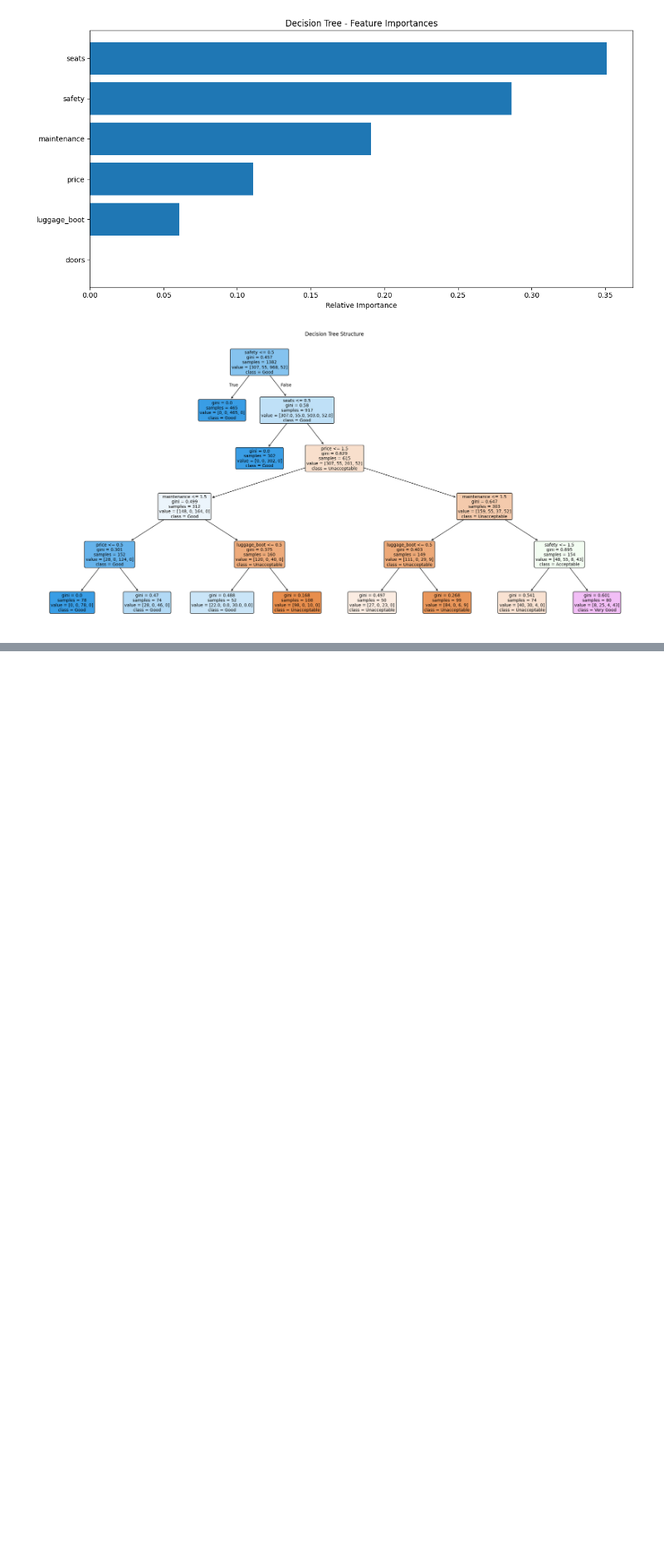
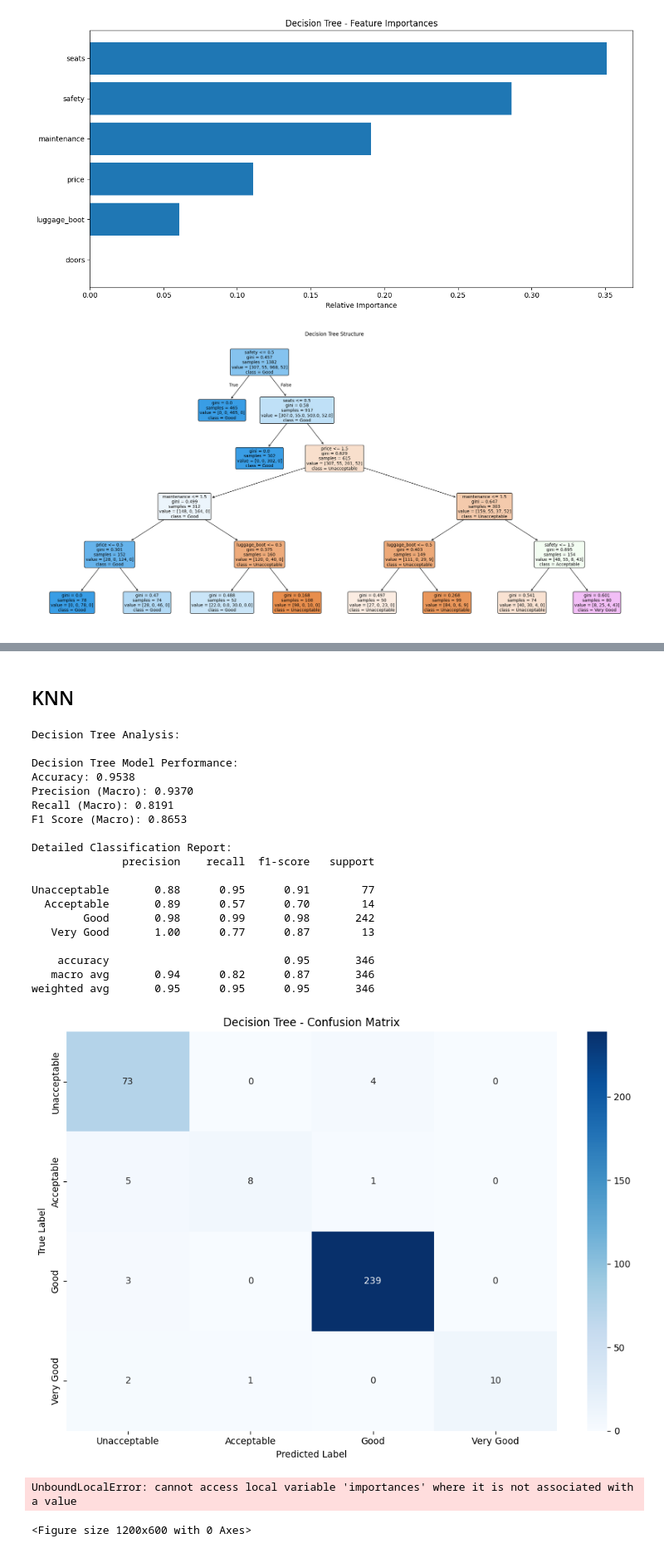
Before and after one commit to jovanovic-djo/car-value-score-prediction, a Jupyter notebook: notebooks/model_training.ipynb, the cells around one changed output, grey strips where cells are left out. Shown at 83% size. Saved outputs shown, nothing was run; the diff lists cells and outputs as text; code cells hidden in the pictures; blank space fills up the shorter version.

```diff
--- a/notebooks/model_training.ipynb
+++ b/notebooks/model_training.ipynb
@@ -198,0 +264,59 @@ weighted avg       0.84      0.87      0.85       346
+# %% [markdown]
+## KNN
+# %%
+# {
+#     'name': 'K-Nearest Neighbors',
+#     'model': KNeighborsClassifier(n_neighbors=5),
+#     'X_train': X_train_scaled,
+#     'X_test': X_test_scaled
+# }
+
+# Train Decision Tree Model
+knn_model = KNeighborsClassifier(
+    n_neighbors=5
+)
+knn_model.fit(X_train_scaled, y_train)
+
+# Evaluate Decision Tree
+print("\nDecision Tree Analysis:")
+knn_metrics = evaluate_model(knn_model, X_test_scaled, y_test, 'Decision Tree')
+
+# Plot Decision Tree Feature Importance
+plot_feature_importance(knn_model, feature_names, 'Decision Tree')
+
+# Visualize Decision Tree Structure
+plt.figure(figsize=(20,10))
+plot_tree(
+    knn_metrics,
+    feature_names=feature_names,
+    class_names=class_names,
+    filled=True,
+    rounded=True,
+    fontsize=10
+)
+plt.title('Decision Tree Structure')
+plt.tight_layout()
+plt.show()
+# %% [output]
+Decision Tree Analysis:
+
+Decision Tree Model Performance:
+Accuracy: 0.9538
+Precision (Macro): 0.9370
+Recall (Macro): 0.8191
+F1 Score (Macro): 0.8653
+
+Detailed Classification Report:
+              precision    recall  f1-score   support
+
+Unacceptable       0.88      0.95      0.91        77
+  Acceptable       0.89      0.57      0.70        14
+        Good       0.98      0.99      0.98       242
+   Very Good       1.00      0.77      0.87        13
+
+    accuracy                           0.95       346
+   macro avg       0.94      0.82      0.87       346
+weighted avg       0.95      0.95      0.95       346
+[figure, added]
+UnboundLocalError: cannot access local variable 'importances' where it is not associated with a value
+<Figure size 1200x600 with 0 Axes>
```
Also changed, not shown: parts of 8 cells of this notebook.
